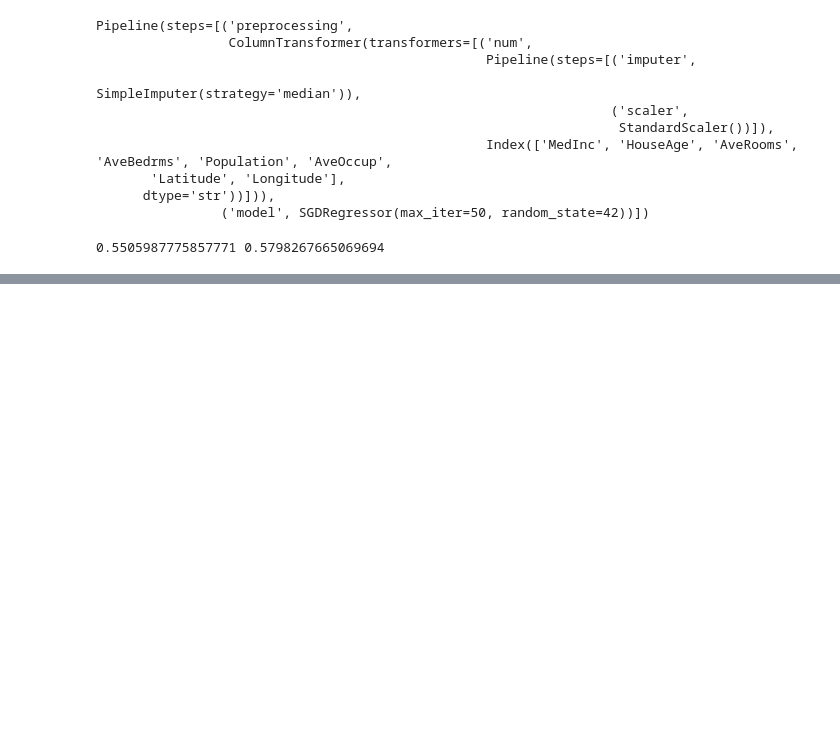
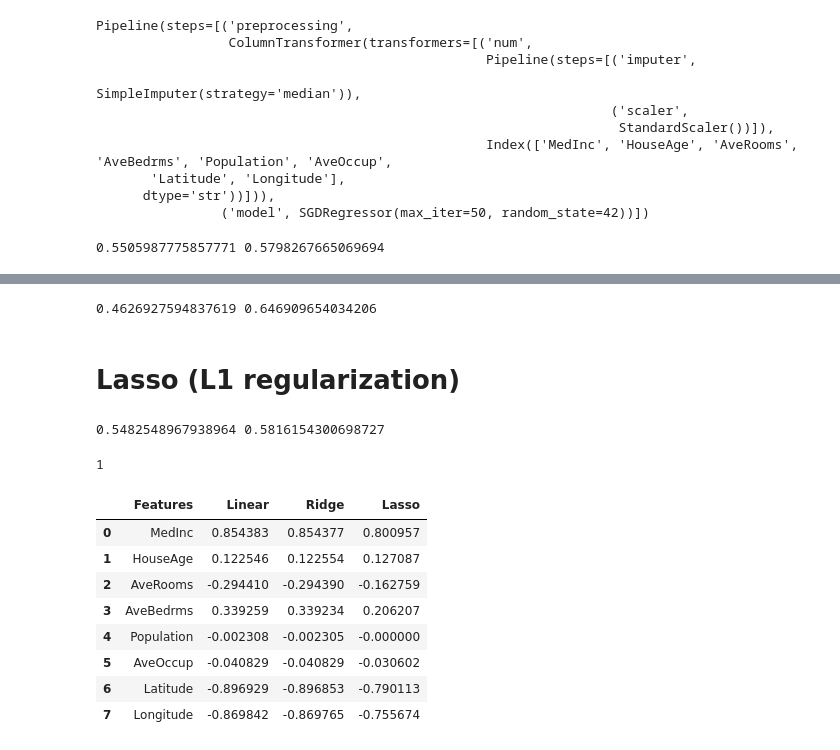
Before and after one commit to Nilakshi-05/house-price-prediction, a Jupyter notebook: notebooks/02_modeling.ipynb, the cells around one changed output, grey strips where cells are left out. Saved outputs shown, nothing was run; the diff lists cells and outputs as text; code cells hidden in the pictures; blank space fills up the shorter version.

Commit message:
Added Regularizations

```diff
--- a/notebooks/02_modeling.ipynb
+++ b/notebooks/02_modeling.ipynb
@@ -86,0 +128,45 @@ print(rmse_sgd, r2_sgd)
+# %%
+poly_model=Pipeline([
+    ("preprocessing",preprocessor),
+    ("poly",PolynomialFeatures(degree = 2,include_bias = False)),
+    ("model",Ridge(alpha = 1.0))
+    ])
+poly_model.fit(X_train,y_train)
+y_pred_poly = poly_model.predict(X_test)
+
+rmse_poly = mean_squared_error(y_test, y_pred_poly)
+r2_poly = r2_score(y_test, y_pred_poly)
+print(rmse_poly, r2_poly)
+# %% [output]
+0.4626927594837619 0.646909654034206
+# %% [markdown]
+# Lasso (L1 regularization)
+# %%
+lasso_model = Pipeline ([
+    ("preprocessing", preprocessor),
+    ("model", Lasso(alpha = 0.01, max_iter = 10000))
+])
+lasso_model.fit(X_train, y_train)
+y_pred_lasso = lasso_model.predict(X_test)
+
+rmse_lasso = mean_squared_error(y_test, y_pred_lasso)
+r2_lasso = r2_score(y_test, y_pred_lasso)
+print(rmse_lasso, r2_lasso)
+# %% [output]
+0.5482548967938964 0.5816154300698727
+# %%
+lasso_coef = lasso_model.named_steps["model"].coef_
+coef_df["Lasso"] = lasso_coef
+print(np.sum(lasso_coef == 0))
+coef_df
+# %% [output]
+1
+|  | Features | Linear | Ridge | Lasso |
+| 0 | MedInc | 0.854383 | 0.854377 | 0.800957 |
+| 1 | HouseAge | 0.122546 | 0.122554 | 0.127087 |
+| 2 | AveRooms | -0.294410 | -0.294390 | -0.162759 |
+| 3 | AveBedrms | 0.339259 | 0.339234 | 0.206207 |
+| 4 | Population | -0.002308 | -0.002305 | -0.000000 |
+| 5 | AveOccup | -0.040829 | -0.040829 | -0.030602 |
+| 6 | Latitude | -0.896929 | -0.896853 | -0.790113 |
+| 7 | Longitude | -0.869842 | -0.869765 | -0.755674 |
```
Also changed, not shown: parts of 7 cells of this notebook.
